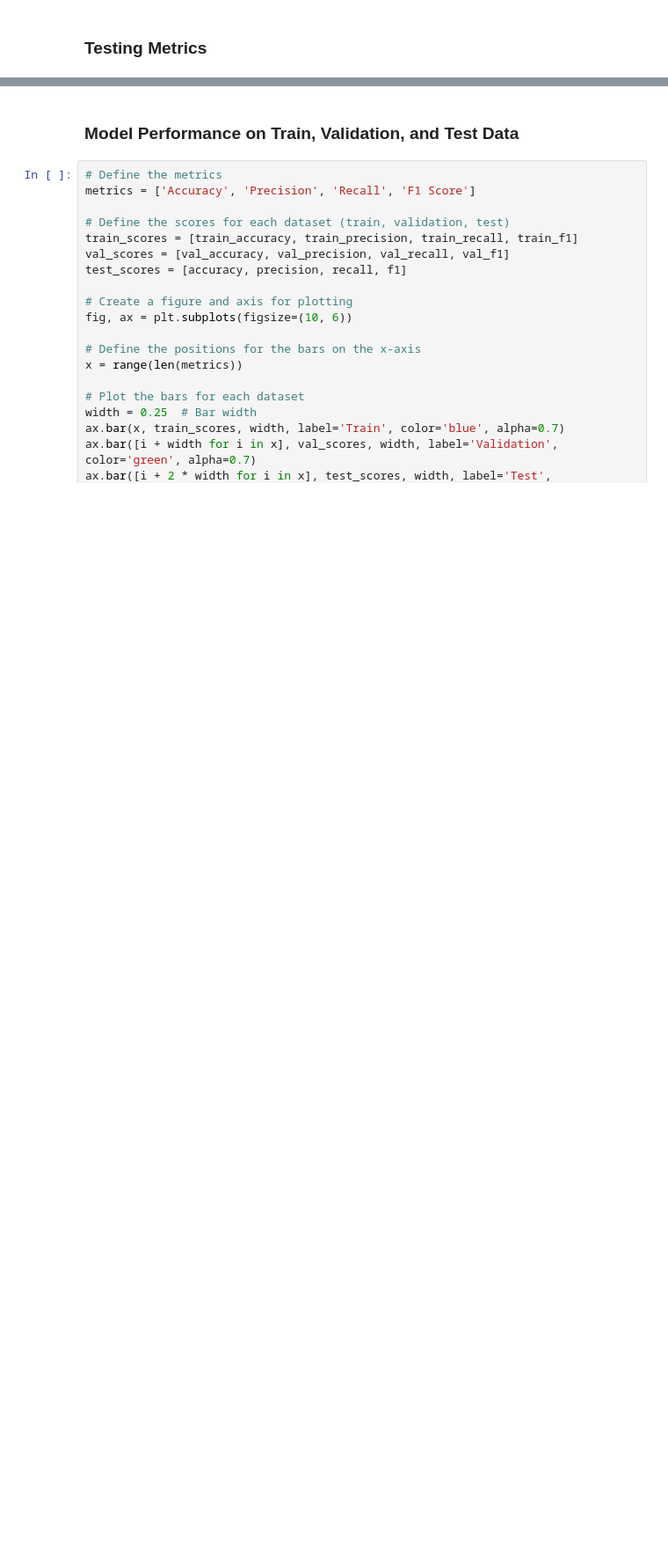
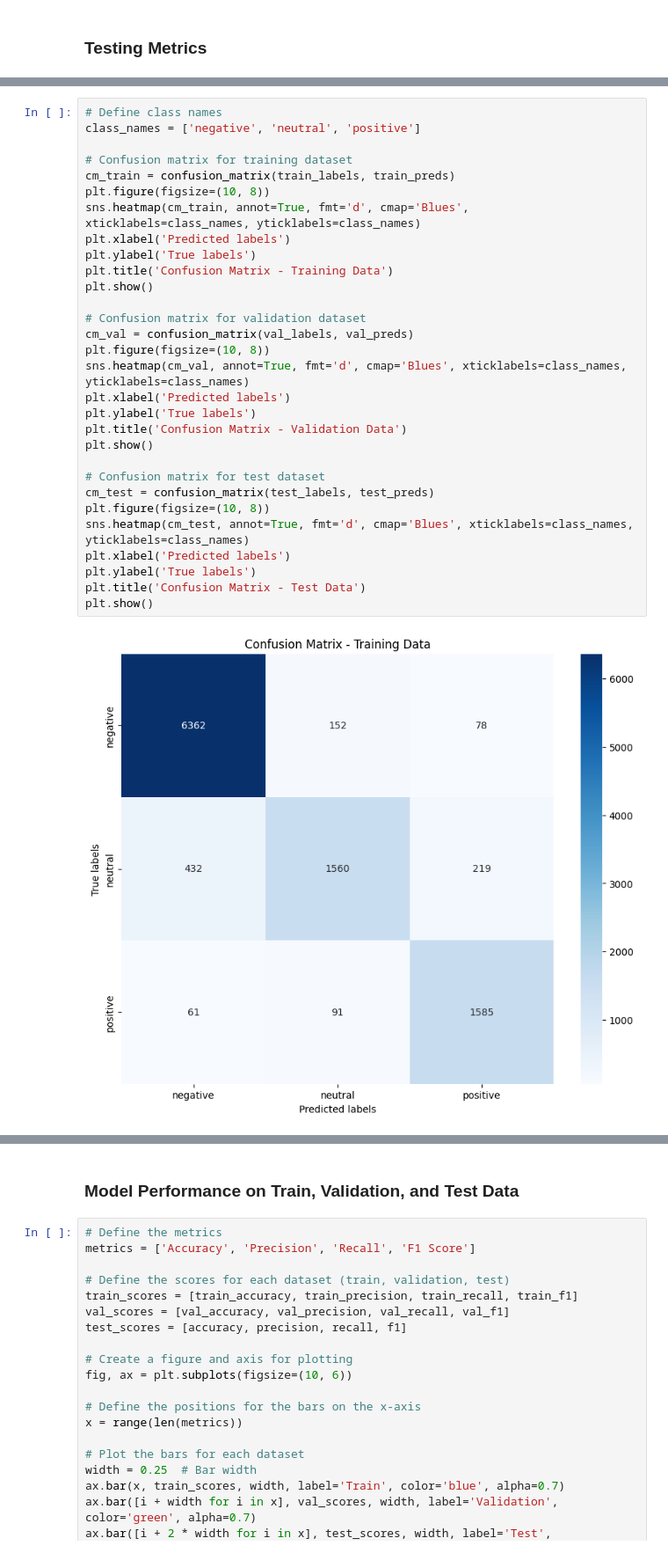
Before and after one commit to porimol/sentiment-analysis, a Jupyter notebook: tweeter-airline-sentiment-analysis.ipynb, the cells around one changed output, grey strips where cells are left out. Shown at 88% size. Drawn from its saved outputs; the diff is of its cells as text; blank space fills up the shorter version.

Commit message:
confusion matrix implemented

```diff
--- a/tweeter-airline-sentiment-analysis.ipynb
+++ b/tweeter-airline-sentiment-analysis.ipynb
@@ -592,3 +589,35 @@ Accuracy: 0.60724043715847
 Precision: 0.6016320833870709
 Recall: 0.60724043715847
 F1-score: 0.6043547462415132
+# %%
+# Define class names
+class_names = ['negative', 'neutral', 'positive']
+
+# Confusion matrix for training dataset
+cm_train = confusion_matrix(train_labels, train_preds)
+plt.figure(figsize=(10, 8))
+sns.heatmap(cm_train, annot=True, fmt='d', cmap='Blues', xticklabels=class_names, yticklabels=class_names)
+plt.xlabel('Predicted labels')
+plt.ylabel('True labels')
+plt.title('Confusion Matrix - Training Data')
+plt.show()
+
+# Confusion matrix for validation dataset
+cm_val = confusion_matrix(val_labels, val_preds)
+plt.figure(figsize=(10, 8))
+sns.heatmap(cm_val, annot=True, fmt='d', cmap='Blues', xticklabels=class_names, yticklabels=class_names)
+plt.xlabel('Predicted labels')
+plt.ylabel('True labels')
+plt.title('Confusion Matrix - Validation Data')
+plt.show()
+
+# Confusion matrix for test dataset
+cm_test = confusion_matrix(test_labels, test_preds)
+plt.figure(figsize=(10, 8))
+sns.heatmap(cm_test, annot=True, fmt='d', cmap='Blues', xticklabels=class_names, yticklabels=class_names)
+plt.xlabel('Predicted labels')
+plt.ylabel('True labels')
+plt.title('Confusion Matrix - Test Data')
+plt.show()
+# %% [output]
+[figure, added]
```
Also changed, not shown: parts of 9 cells of this notebook.
